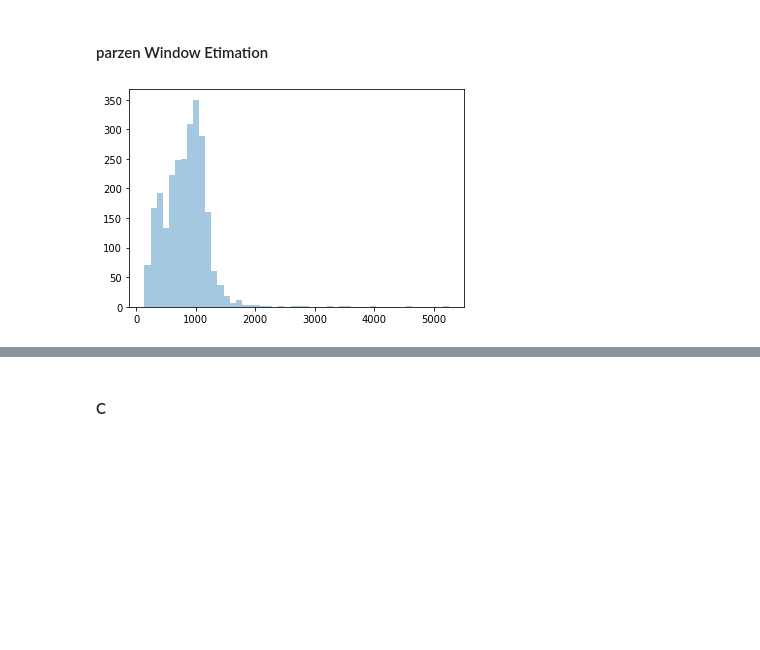
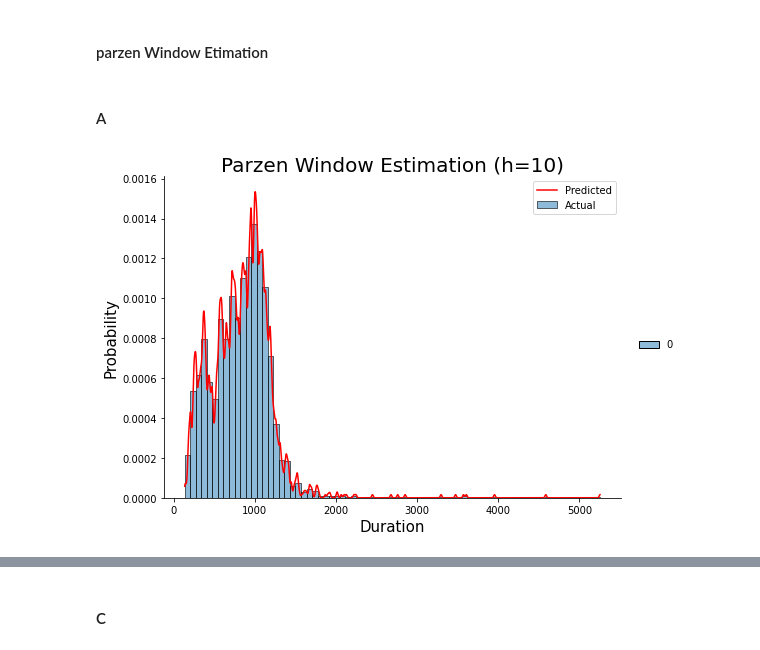
Before and after one commit to Kassra-sinaei/ML_HW_4, a Jupyter notebook: simulations/q8.ipynb, the cells around one changed output, grey strips where cells are left out. Saved outputs shown, nothing was run; the diff lists cells and outputs as text; code cells hidden in the pictures; blank space fills up the shorter version.

```diff
--- a/simulations/q8.ipynb
+++ b/simulations/q8.ipynb
@@ -24,34 +24,37 @@ class parzen:
         pass
 
     def hypercube_kernel(self, x, unit_len = 1):
+        ## Simple Kernel Function (just for test)
         return np.ones(x.shape[0]) - np.max(np.array(np.abs(x) < 0.5 * unit_len * np.ones(x.shape), dtype=np.int16), axis=1)
 
     def gaussian_kernel(self, x):
-        d = x.shape[0]
-        return np.exp(-0.5 * np.power((np.tile(x,(self.n,1)) - self.x) / self.h), 2)  / (np.sqrt(2 * np.pi * self.h))**d
+        ## Gaussian Kernel Function (mu = 0, sigma = I)
+        d = x.shape[1]
+        return np.exp(-0.5 * np.power(x,2)) / np.sqrt(2 * np.pi)
 
 
     def prob(self, x):
         probs = np.zeros(x.shape[0])
         for i in range(x.shape[0]):
             if self.kernel == "cube":
-                probs[i] = np.sum(self.hypercube_kernel((np.tile(x[i],(self.n,1)) - self.x) / self.h)) / self.n
+                probs[i] = np.sum(self.gaussian_kernel((x[i] - self.x) / self.h)) / (self.h * self.n)
             elif self.kernel == "gaussian":
-                probs[i] = np.sum(self.gaussian_kernel((np.tile(x[i],(self.n,1)) - self.x) / self.h)) / self.n
+                probs[i] = np.sum(self.gaussian_kernel((x[i] - self.x) / self.h)) / (self.h * self.n)
         return probs
 
     def plot_dist(self):
-        range = np.linspace(np.min(self.x),np.max(self.x), 100)
-        #ax.hist(self.x, 20, density=True, facecolor='g', alpha=0.5)
-        sns.distplot(self.x, hist=True, kde= False)
-        # plt.plot(range, self.prob(range))
-        # plt.set_xlabel("Parameter")
-        # plt.set_ylabel("frequency")
-        # plt.set_title("Tarin Data and Fitted Distribution", fontsize=15)
-        # plt.grid(True)
-        # plt.show()
-
-estimator = parzen(X, h = 10, kernel="gaussian")
-estimator.plot_dist()
+        points = np.linspace(np.min(self.x),np.max(self.x),5000)
+        p = sns.displot(self.x, stat="density", color="green", aspect=1.5)
+        p = sns.lineplot(points, self.prob(points), color="red")
+        p.set_xlabel("Duration", fontsize = 15)
+        p.set_ylabel("Probability", fontsize = 15)
+        plt.title("Parzen Window Estimation (h="+str(self.h)+")", fontsize=20)
+        plt.legend(labels=["Predicted", "Actual"])
+        plt.show()
-# %% [output]
-[figure, removed]
+# %% [markdown]
+#### A
+# %%
+classifier = parzen(X.reshape(-1,1), 10, "gaussian")
+classifier.plot_dist()
+# %% [output]
+[figure, added]
```
Also changed, not shown: parts of 4 cells of this notebook.
